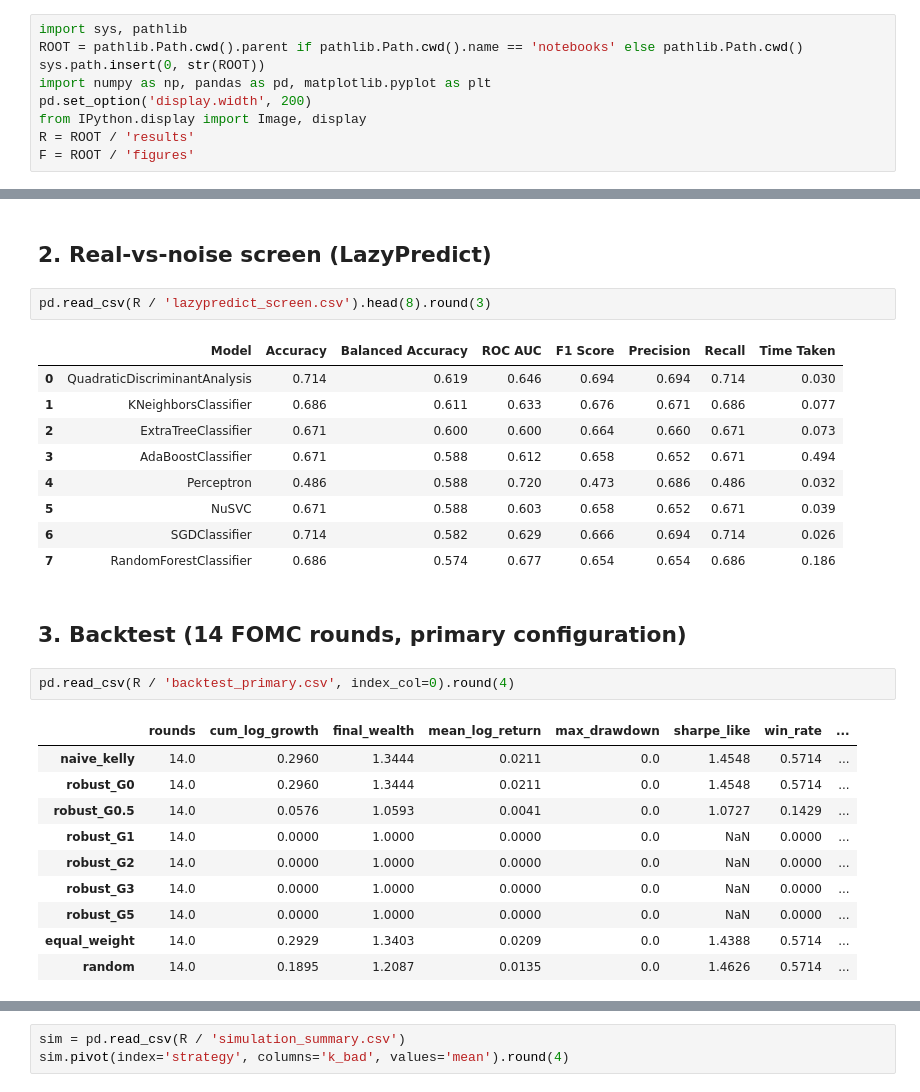
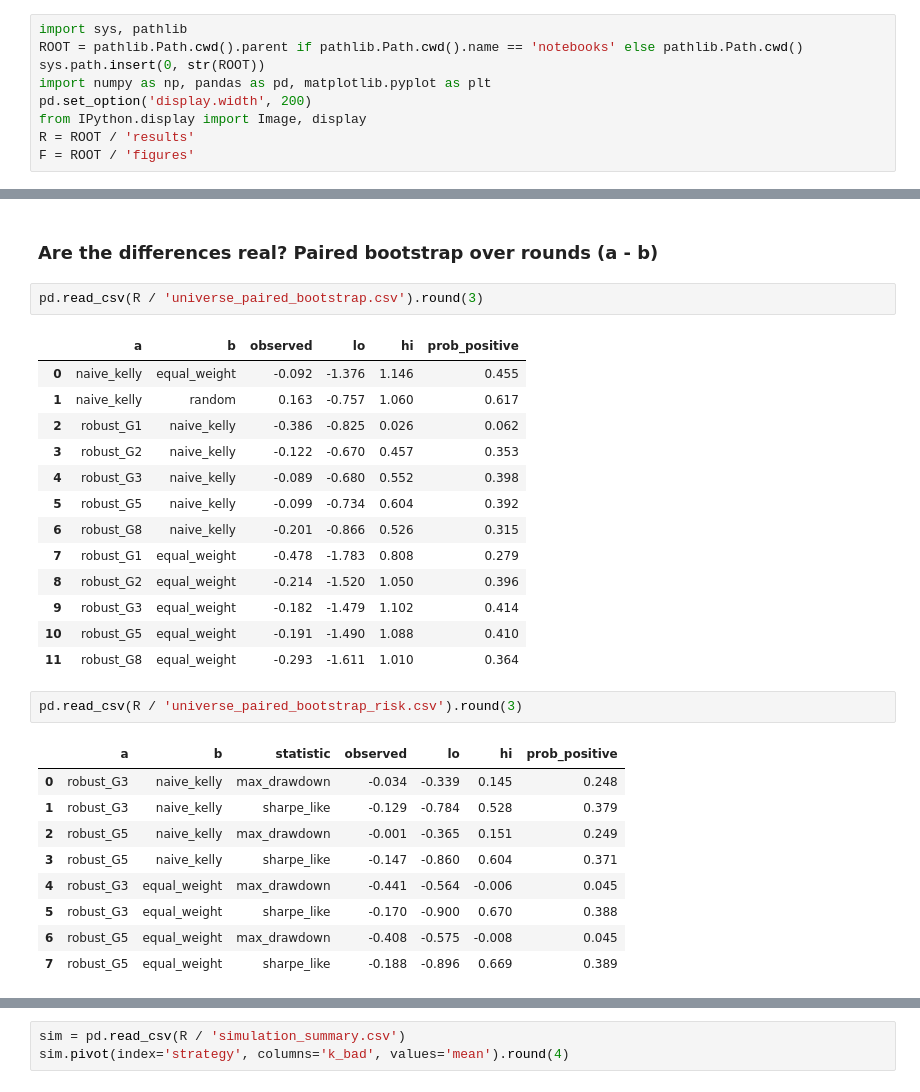
Before and after one commit to Hussmart/robust-kelly-prediction-markets, a Jupyter notebook: notebooks/02_results.ipynb, the cells around one changed output, grey strips where cells are left out. Saved outputs shown, nothing was run; the diff lists cells and outputs as text.

```diff
--- a/notebooks/02_results.ipynb
+++ b/notebooks/02_results.ipynb
@@ -34,29 +59,30 @@ Only 16 of 246 near-decision snapshots have a price in (0.15, 0.85), so the slop
-# %% [markdown]
-## 2. Real-vs-noise screen (LazyPredict)
+# %% [markdown]
+### Are the differences real? Paired bootstrap over rounds (a - b)
 # %%
-pd.read_csv(R / 'lazypredict_screen.csv').head(8).round(3)
+pd.read_csv(R / 'universe_paired_bootstrap.csv').round(3)
 # %% [output]
-|  | Model | Accuracy | Balanced Accuracy | ROC AUC | F1 Score | Precision | Recall | Time Taken |
-| 0 | QuadraticDiscriminantAnalysis | 0.714 | 0.619 | 0.646 | 0.694 | 0.694 | 0.714 | 0.030 |
-| 1 | KNeighborsClassifier | 0.686 | 0.611 | 0.633 | 0.676 | 0.671 | 0.686 | 0.077 |
-| 2 | ExtraTreeClassifier | 0.671 | 0.600 | 0.600 | 0.664 | 0.660 | 0.671 | 0.073 |
-| 3 | AdaBoostClassifier | 0.671 | 0.588 | 0.612 | 0.658 | 0.652 | 0.671 | 0.494 |
-| 4 | Perceptron | 0.486 | 0.588 | 0.720 | 0.473 | 0.686 | 0.486 | 0.032 |
-| 5 | NuSVC | 0.671 | 0.588 | 0.603 | 0.658 | 0.652 | 0.671 | 0.039 |
-| 6 | SGDClassifier | 0.714 | 0.582 | 0.629 | 0.666 | 0.694 | 0.714 | 0.026 |
-| 7 | RandomForestClassifier | 0.686 | 0.574 | 0.677 | 0.654 | 0.654 | 0.686 | 0.186 |
+|  | a | b | observed | lo | hi | prob_positive |
+| 0 | naive_kelly | equal_weight | -0.092 | -1.376 | 1.146 | 0.455 |
+| 1 | naive_kelly | random | 0.163 | -0.757 | 1.060 | 0.617 |
+| 2 | robust_G1 | naive_kelly | -0.386 | -0.825 | 0.026 | 0.062 |
+| 3 | robust_G2 | naive_kelly | -0.122 | -0.670 | 0.457 | 0.353 |
+| 4 | robust_G3 | naive_kelly | -0.089 | -0.680 | 0.552 | 0.398 |
+| 5 | robust_G5 | naive_kelly | -0.099 | -0.734 | 0.604 | 0.392 |
+| 6 | robust_G8 | naive_kelly | -0.201 | -0.866 | 0.526 | 0.315 |
+| 7 | robust_G1 | equal_weight | -0.478 | -1.783 | 0.808 | 0.279 |
+| 8 | robust_G2 | equal_weight | -0.214 | -1.520 | 1.050 | 0.396 |
+| 9 | robust_G3 | equal_weight | -0.182 | -1.479 | 1.102 | 0.414 |
+| 10 | robust_G5 | equal_weight | -0.191 | -1.490 | 1.088 | 0.410 |
+| 11 | robust_G8 | equal_weight | -0.293 | -1.611 | 1.010 | 0.364 |
-# %% [markdown]
-## 3. Backtest (14 FOMC rounds, primary configuration)
 # %%
-pd.read_csv(R / 'backtest_primary.csv', index_col=0).round(4)
+pd.read_csv(R / 'universe_paired_bootstrap_risk.csv').round(3)
 # %% [output]
-|  | rounds | cum_log_growth | final_wealth | mean_log_return | max_drawdown | sharpe_like | win_rate | ... |
-| naive_kelly | 14.0 | 0.2960 | 1.3444 | 0.0211 | 0.0 | 1.4548 | 0.5714 | ... |
-| robust_G0 | 14.0 | 0.2960 | 1.3444 | 0.0211 | 0.0 | 1.4548 | 0.5714 | ... |
-| robust_G0.5 | 14.0 | 0.0576 | 1.0593 | 0.0041 | 0.0 | 1.0727 | 0.1429 | ... |
-| robust_G1 | 14.0 | 0.0000 | 1.0000 | 0.0000 | 0.0 | NaN | 0.0000 | ... |
-| robust_G2 | 14.0 | 0.0000 | 1.0000 | 0.0000 | 0.0 | NaN | 0.0000 | ... |
-| robust_G3 | 14.0 | 0.0000 | 1.0000 | 0.0000 | 0.0 | NaN | 0.0000 | ... |
-| robust_G5 | 14.0 | 0.0000 | 1.0000 | 0.0000 | 0.0 | NaN | 0.0000 | ... |
-| equal_weight | 14.0 | 0.2929 | 1.3403 | 0.0209 | 0.0 | 1.4388 | 0.5714 | ... |
-| random | 14.0 | 0.1895 | 1.2087 | 0.0135 | 0.0 | 1.4626 | 0.5714 | ... |
+|  | a | b | statistic | observed | lo | hi | prob_positive |
+| 0 | robust_G3 | naive_kelly | max_drawdown | -0.034 | -0.339 | 0.145 | 0.248 |
+| 1 | robust_G3 | naive_kelly | sharpe_like | -0.129 | -0.784 | 0.528 | 0.379 |
+| 2 | robust_G5 | naive_kelly | max_drawdown | -0.001 | -0.365 | 0.151 | 0.249 |
+| 3 | robust_G5 | naive_kelly | sharpe_like | -0.147 | -0.860 | 0.604 | 0.371 |
+| 4 | robust_G3 | equal_weight | max_drawdown | -0.441 | -0.564 | -0.006 | 0.045 |
+| 5 | robust_G3 | equal_weight | sharpe_like | -0.170 | -0.900 | 0.670 | 0.388 |
+| 6 | robust_G5 | equal_weight | max_drawdown | -0.408 | -0.575 | -0.008 | 0.045 |
+| 7 | robust_G5 | equal_weight | sharpe_like | -0.188 | -0.896 | 0.669 | 0.389 |
```
Also changed, not shown: parts of 26 cells of this notebook, 7 other files.
